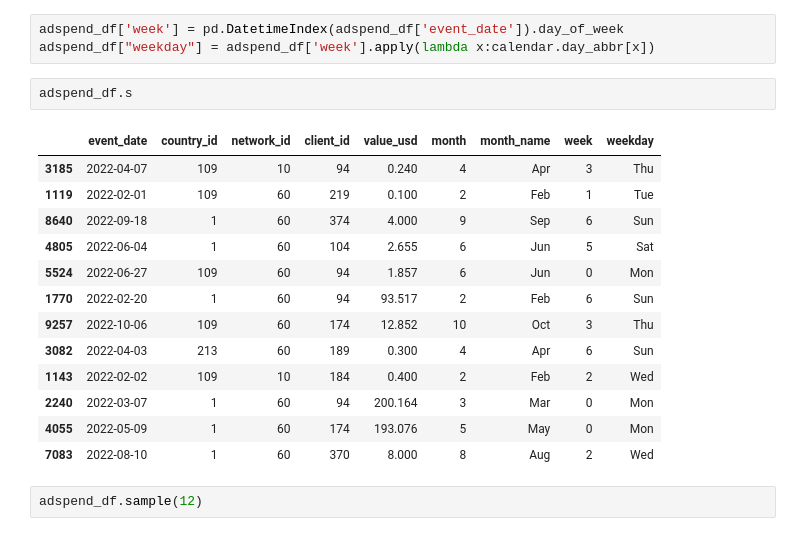
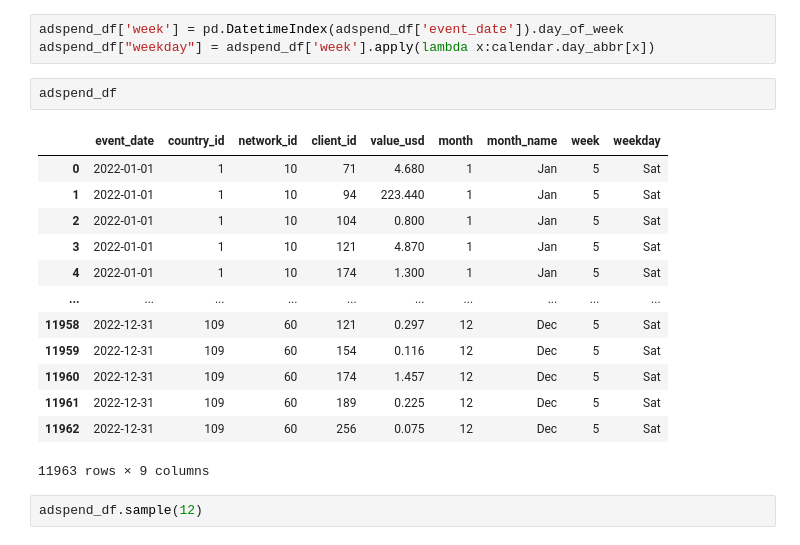
Before and after one commit to roshaan7zafar/JustDice, a Jupyter notebook: main.ipynb, the cells around one changed output. Saved outputs shown, nothing was run; the diff lists cells and outputs as text.

```diff
--- a/main.ipynb
+++ b/main.ipynb
@@ -576,21 +576,21 @@ adspend_df['month_name'] = adspend_df['month'].apply(lambda x: calendar.month_ab
 adspend_df['week'] = pd.DatetimeIndex(adspend_df['event_date']).day_of_week
 adspend_df["weekday"] = adspend_df['week'].apply(lambda x:calendar.day_abbr[x])
 # %%
-adspend_df.s
+adspend_df
 # %% [output]
 |  | event_date | country_id | network_id | client_id | value_usd | month | month_name | week | weekday |
-| 3185 | 2022-04-07 | 109 | 10 | 94 | 0.240 | 4 | Apr | 3 | Thu |
-| 1119 | 2022-02-01 | 109 | 60 | 219 | 0.100 | 2 | Feb | 1 | Tue |
-| 8640 | 2022-09-18 | 1 | 60 | 374 | 4.000 | 9 | Sep | 6 | Sun |
-| 4805 | 2022-06-04 | 1 | 60 | 104 | 2.655 | 6 | Jun | 5 | Sat |
-| 5524 | 2022-06-27 | 109 | 60 | 94 | 1.857 | 6 | Jun | 0 | Mon |
-| 1770 | 2022-02-20 | 1 | 60 | 94 | 93.517 | 2 | Feb | 6 | Sun |
-| 9257 | 2022-10-06 | 109 | 60 | 174 | 12.852 | 10 | Oct | 3 | Thu |
-| 3082 | 2022-04-03 | 213 | 60 | 189 | 0.300 | 4 | Apr | 6 | Sun |
-| 1143 | 2022-02-02 | 109 | 10 | 184 | 0.400 | 2 | Feb | 2 | Wed |
-| 2240 | 2022-03-07 | 1 | 60 | 94 | 200.164 | 3 | Mar | 0 | Mon |
-| 4055 | 2022-05-09 | 1 | 60 | 174 | 193.076 | 5 | May | 0 | Mon |
-| 7083 | 2022-08-10 | 1 | 60 | 370 | 8.000 | 8 | Aug | 2 | Wed |
+| 0 | 2022-01-01 | 1 | 10 | 71 | 4.680 | 1 | Jan | 5 | Sat |
+| 1 | 2022-01-01 | 1 | 10 | 94 | 223.440 | 1 | Jan | 5 | Sat |
+| 2 | 2022-01-01 | 1 | 10 | 104 | 0.800 | 1 | Jan | 5 | Sat |
+| 3 | 2022-01-01 | 1 | 10 | 121 | 4.870 | 1 | Jan | 5 | Sat |
+| 4 | 2022-01-01 | 1 | 10 | 174 | 1.300 | 1 | Jan | 5 | Sat |
+| ... | ... | ... | ... | ... | ... | ... | ... | ... | ... |
+| 11958 | 2022-12-31 | 109 | 60 | 121 | 0.297 | 12 | Dec | 5 | Sat |
+| 11959 | 2022-12-31 | 109 | 60 | 154 | 0.116 | 12 | Dec | 5 | Sat |
+| 11960 | 2022-12-31 | 109 | 60 | 174 | 1.457 | 12 | Dec | 5 | Sat |
+| 11961 | 2022-12-31 | 109 | 60 | 189 | 0.225 | 12 | Dec | 5 | Sat |
+| 11962 | 2022-12-31 | 109 | 60 | 256 | 0.075 | 12 | Dec | 5 | Sat |
+11963 rows × 9 columns
 # %%
 adspend_df.sample(12)
 # %% [output]
```
Also changed, not shown: parts of 2 cells of this notebook.
